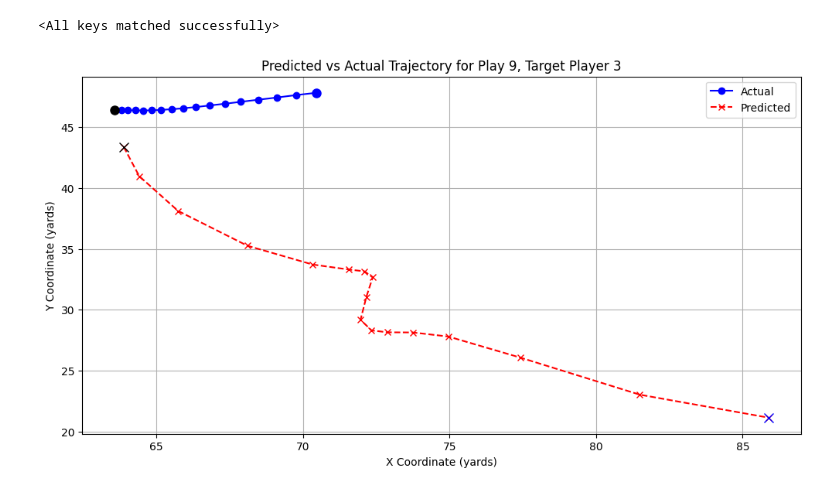
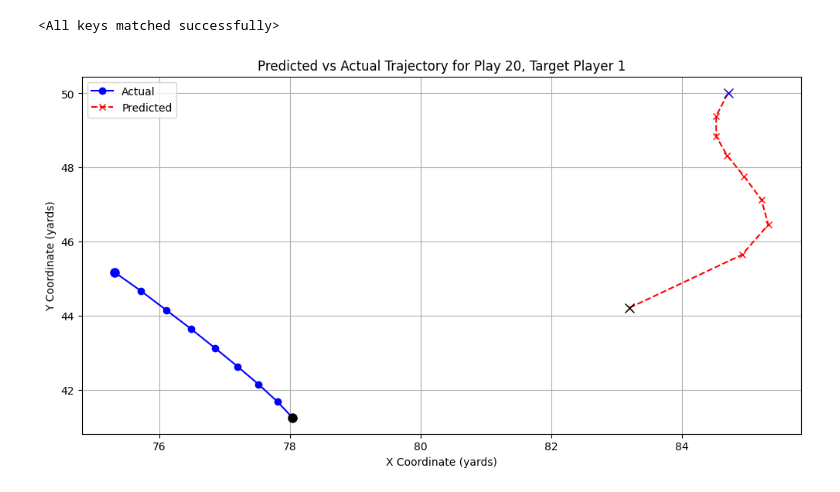
Before and after one commit to Daniel2814/NFL_Lab, a Jupyter notebook: bigdatabowl/transformers/seqtoseq.ipynb, the cells around one changed output. Drawn from its saved outputs; the diff is of its cells as text; code cells hidden in the pictures.

```diff
--- a/bigdatabowl/transformers/seqtoseq.ipynb
+++ b/bigdatabowl/transformers/seqtoseq.ipynb
@@ -947,8 +1047,8 @@ class NFLSequenceDataset(Dataset):
 # %%
 # split by indexs
 play_indices = np.arange(len(df_grids['play_id_n'].unique()))
-train_idx, test_idx = train_test_split(play_indices, test_size=0.2, random_state=26)
-test_idx, val_idx = train_test_split(test_idx, test_size=0.7, random_state=26)
+train_idx, test_idx = train_test_split(play_indices, test_size=0.4, random_state=26)
+test_idx, val_idx = train_test_split(test_idx, test_size=.9, random_state=26)
 
 # create the datasets dynamically
 train_dataset = NFLSequenceDataset(df_grids, df, max_targets, int(max_input), int(max_output), train_idx)
@@ -956,10 +1056,18 @@ val_dataset = NFLSequenceDataset(df_grids, df, max_targets, int(max_input), int(
 test_dataset = NFLSequenceDataset(df_grids, df, max_targets, int(max_input), int(max_output), test_idx)
 
 # create dataloaders
-train_loader = DataLoader(train_dataset, batch_size=8, shuffle=True, drop_last=True, num_workers=2)
-val_loader = DataLoader(val_dataset, batch_size=8, shuffle=False, num_workers=2)
-test_loader = DataLoader(test_dataset, batch_size=8, shuffle=False, num_workers=2)
+train_loader = DataLoader(train_dataset, batch_size=32, shuffle=True, drop_last=True, num_workers=2)
+val_loader = DataLoader(val_dataset, batch_size=32, shuffle=False, num_workers=2)
+test_loader = DataLoader(test_dataset, batch_size=32, shuffle=False, num_workers=2)
 # %%
+# model
+model = DJMooreSeq(embed_size=128, encoder_layers=4, decoder_layers=4,
+                   max_targets=max_targets, max_step=1.4, dropout=0.1, nheads=8 ,dev='cuda').to('cuda')
+
+# params
+trainable_params = sum(param.numel() for param in model.parameters() if param.requires_grad)
+print(trainable_params)
+
 # clean envi
 gc.collect()
 torch.cuda.empty_cache()
@@ -966,14 +1076,11 @@ torch.cuda.empty_cache()
 # %%
-# model
-model = DJMooreSeq(embed_size=64, encoder_layers=4, decoder_layers=4, max_targets=max_targets, max_step=1.4, dropout=0.1, nheads=4,dev='cuda').to('cuda')
-
 # epochs
 epochs = 1000
 
 # loss, opti, schedu
 loss_func = MaskedSequenceLoss()
 optimizer = torch.optim.AdamW(model.parameters(), lr=0.0001, weight_decay=0.001)
-scheduler = get_cosine_schedule_with_warmup(optimizer, num_warmup_steps=5, num_training_steps=epochs)
+scheduler = get_cosine_schedule_with_warmup(optimizer, num_warmup_steps=10, num_training_steps=epochs)
 
 # train
 train_losses, val_losses = train(model, train_loader, val_loader, loss_func, optimizer, scheduler, epochs)
@@ -982,5 +1108,5 @@ OutOfMemoryError: CUDA out of memory. Tried to allocate 14.00 MiB. GPU 0 has a t
 # %%
-state_dict = torch.load("2500_4_4_4_model26.pth")
+state_dict = torch.load("best_model.pth")
 model.load_state_dict(state_dict)
 # %% [output]
 <All keys matched successfully>
@@ -990,21 +1116,22 @@ def visualize_predictions(model, data_loader, play_idx=0, target_player_idx=0):
     model.eval()
 
     with torch.no_grad():
-        for batch_sequence, batch_targets, batch_masks, batch_start_pos, batch_input_lengths, batch_output_lengths in data_loader:
+        for batch_sequence, batch_targets, batch_masks, batch_start_pos, batch_input_lengths, batch_output_lengths, batch_player_pos in data_loader:
             batch_sequence = batch_sequence.to('cuda')
             batch_targets = batch_targets.to('cuda')
             batch_masks = batch_masks.to('cuda')
             batch_start_pos = batch_start_pos.to('cuda')
             batch_input_lengths = batch_input_lengths.to('cuda')
             batch_output_lengths = batch_output_lengths.to('cuda')
+            batch_player_pos = batch_player_pos.to('cuda')
 
             with torch.autocast(device_type="cuda"):
-                predictions = model(batch_sequence, batch_start_pos, batch_masks,
-                                    batch_output_lengths, batch_input_lengths)
+                val_predictions = model(batch_sequence, batch_start_pos, batch_masks, batch_output_lengths,
+                                        batch_input_lengths, target_seq = batch_targets, teacher_prob = 0,
+                                        player_positions = batch_player_pos)
 
-            predicted_trajectory = predictions[play_idx, target_player_idx, :, :].cpu().numpy()
+            predicted_trajectory = val_predictions[play_idx, target_player_idx, :, :].cpu().numpy()
             actual_trajectory = batch_targets[play_idx, target_player_idx, :, :].cpu().numpy()
-            mask = batch_masks[play_idx, target_player_idx].cpu().numpy()
             output_length = batch_output_lengths[play_idx].cpu().numpy()
 
 
@@ -1013,32 +1140,32 @@ def visualize_predictions(model, data_loader, play_idx=0, target_player_idx=0):
 
             # scale back to normal
             predicted_trajectory[:, 0] *= 120
             predicted_trajectory[:, 1] *= 53.3
             actual_trajectory[:, 0] *= 120
             actual_trajectory[:, 1] *= 53.3
 
             # plot trajectory
             plt.figure(figsize=(12, 6))
             plt.plot(actual_trajectory[:, 0], actual_trajectory[:, 1], marker='o', linestyle='-', color='blue', label='Actual')
             plt.plot(predicted_trajectory[:, 0], predicted_trajectory[:, 1], marker='x', linestyle='--', color='red', label='Predicted')
             plt.xlabel('X Coordinate (yards)')
             plt.ylabel('Y Coordinate (yards)')
             plt.title(f'Predicted vs Actual Trajectory for Play {play_idx}, Target Player {target_player_idx}')
             plt.legend()
             plt.grid(True)
 
             # first point in black
             plt.plot(actual_trajectory[0, 0], actual_trajectory[0, 1], marker='o', color='black', markersize=8)
             plt.plot(predicted_trajectory[0, 0], predicted_trajectory[0, 1], marker='x', color='black', markersize=8)
 
             # last point blue
             plt.plot(actual_trajectory[-1, 0], actual_trajectory[-1, 1], marker='o', color='blue', markersize=8)
             plt.plot(predicted_trajectory[-1, 0], predicted_trajectory[-1, 1], marker='x', color='blue', markersize=8)
 
             plt.show()
 
             break
 
-visualize_predictions(model, test_loader, play_idx=9, target_player_idx=3)
+visualize_predictions(model, test_loader, play_idx=20, target_player_idx=1)
 # %% [output]
-[figure, old version]
+[figure, new version]
```
Also changed, not shown: parts of 19 cells of this notebook.
